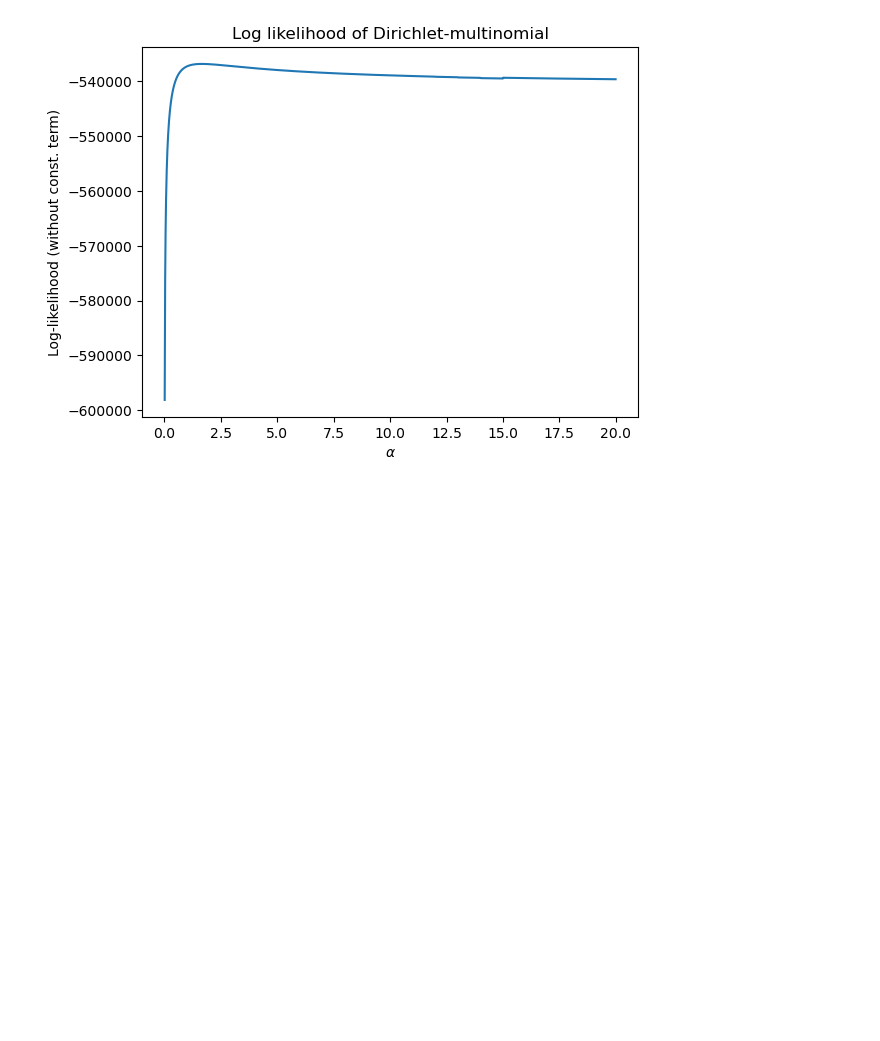
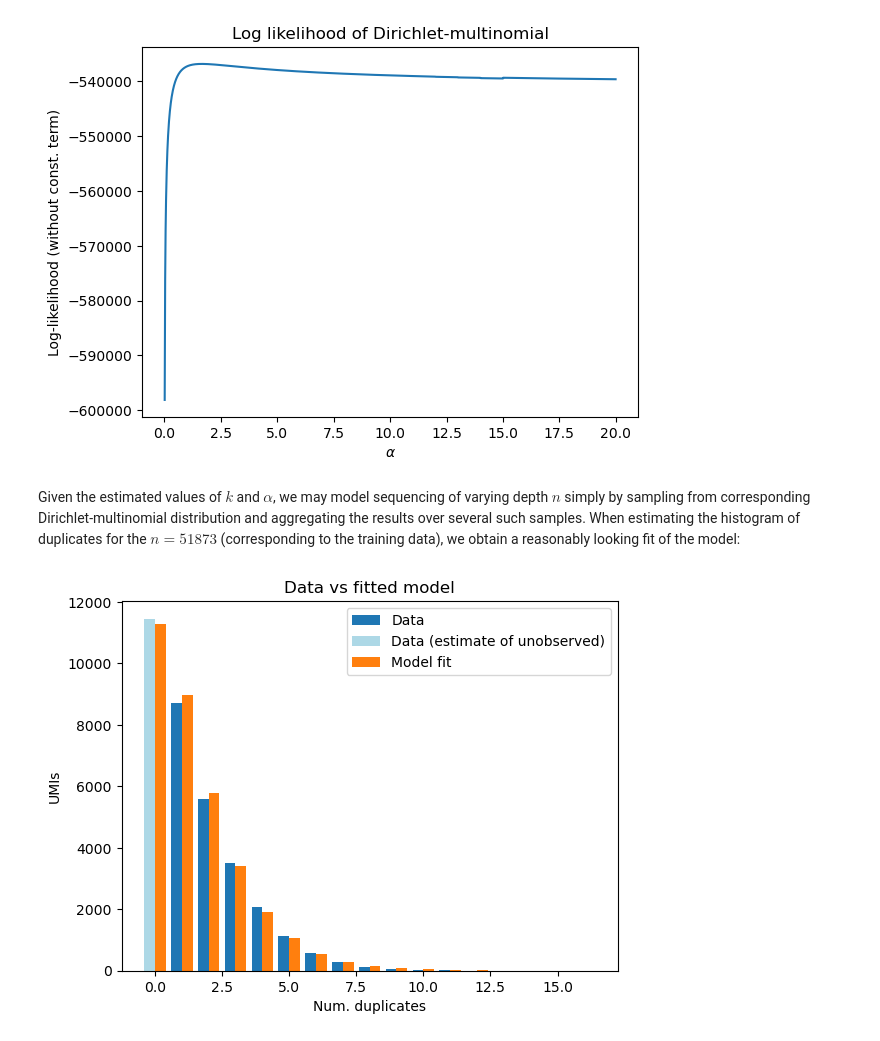
Before and after one commit to jkoubele/phd-stuff, a Jupyter notebook: 02_power_analysis/Usable_UMIs_amount_estimation.ipynb, the cells around one changed output. Saved outputs shown, nothing was run; the diff lists cells and outputs as text; code cells hidden in the pictures; blank space fills up the shorter version.

Commit message:
Estimating the amount of UMIs with enough duplicates.

```diff
--- a/02_power_analysis/Usable_UMIs_amount_estimation.ipynb
+++ b/02_power_analysis/Usable_UMIs_amount_estimation.ipynb
@@ -171,10 +176,10 @@ The method contain one parameter - $k$, the maximum plausible size of UMI pool.
 
 Fortunatelly, the estimated number of UMI pool size is relatively insensitive to the parameter $k$:
 # %%
-fingerprint = [[key, value] for key, value in median_cell_duplicate_counter.items() if value > 0]
+fingerprint = [[key, value] for key, value in median_cell_duplicate_counter.items() if value > 0 and key > 0]
 
 k_values = np.arange(20_000, 1000_000, 1000)
-estimated_support_sizes = [Support(pmin=1/k).estimate(fingerprint) for k in k_values]
+estimated_support_sizes = [Support(pmin=1 / k).estimate(fingerprint) for k in k_values]
 plt.plot(k_values, estimated_support_sizes)
 plt.xlabel('Max plausible UMIs')
 plt.ylabel('Estimated support size')
@@ -234,3 +241,37 @@ plt.show()
 # %% [output]
 best_alpha=1.6500000000000001
 [figure]
+# %% [markdown]
+Given the estimated values of $k$ and $\alpha$, we may model sequencing of varying depth $n$ simply by sampling from corresponding Dirichlet-multinomial distribution and aggregating the results over several such samples. When estimating the histogram of duplicates for the $n=51873$ (corresponding to the training data), we obtain a reasonably looking fit of the model:
+# %%
+def estimate_duplicate_histogram(n: int, k: int = 33_559, alpha: float = 1.65, num_replicates: int = 10) -> dict:
+    estimated_duplicates = defaultdict(int)
+    for replicate in range(num_replicates):
+        p = np.random.dirichlet(alpha * np.ones(k))
+        sampled_counter = Counter(np.random.multinomial(n=n, pvals=p))
+        for key, value in sampled_counter.items():
+            estimated_duplicates[key] += value
+    return {key: value / num_replicates for key, value in estimated_duplicates.items() if value / num_replicates >= 1}
+
+
+estimated_histogram = estimate_duplicate_histogram(median_cell_num_reads)
+
+x = np.asarray(sorted(list(set(median_cell_duplicate_counter) | set(estimated_histogram))))
+y_duplicate = [median_cell_duplicate_counter[x] if x in median_cell_duplicate_counter else 0 for x in x]
+y_sampled = [estimated_histogram[x] if x in estimated_histogram else 0 for x in x]
+
+x = np.asarray(x)
+
+bar_width = 0.4
+plt.bar(x=x - bar_width / 2, height=y_duplicate, width=bar_width, label='Data', color='tab:blue')
+plt.bar(x=0 - bar_width / 2, height=y_duplicate[0], width=bar_width, label='Data (estimate of unobserved)',
+        color='lightblue')
+plt.bar(x=x + bar_width / 2, height=y_sampled, width=bar_width, label='Model fit', color='tab:orange')
+plt.legend()
+plt.title('Data vs fitted model')
+plt.xlabel('Num. duplicates')
+plt.ylabel('UMIs')
+plt.savefig('data_vs_model_fit.png')
+plt.show()
+# %% [output]
+[figure, added]
```
Also changed, not shown: parts of 13 cells of this notebook.
